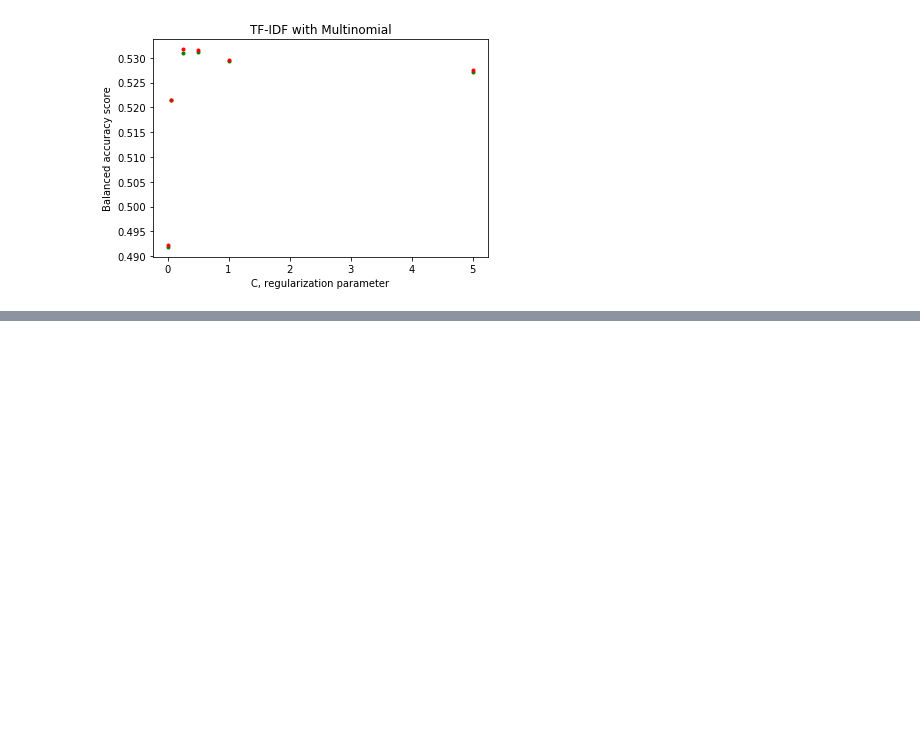
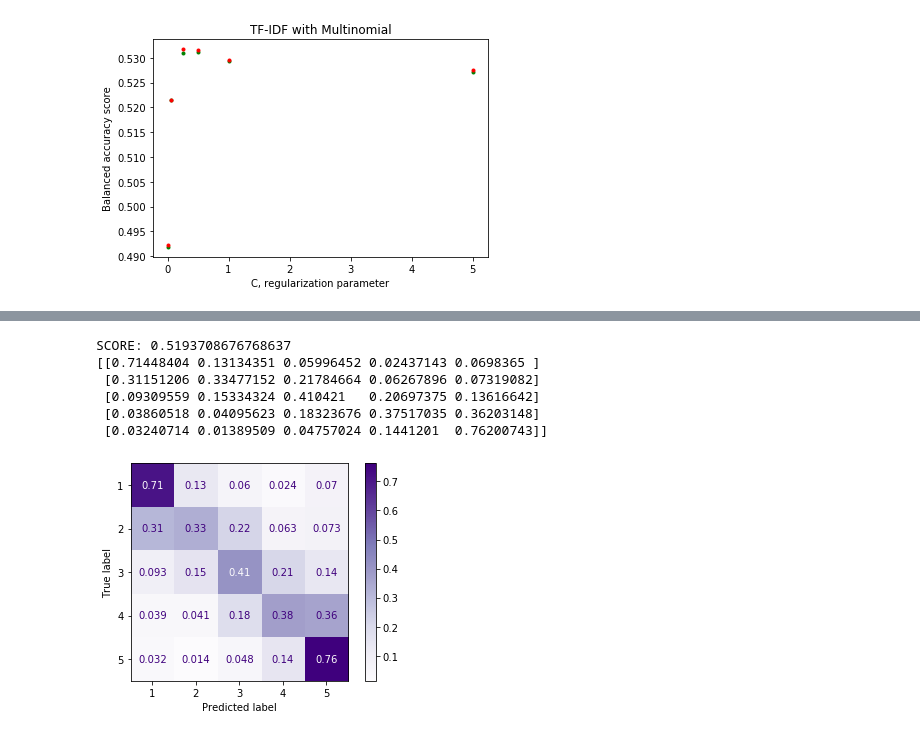
Before and after one commit to Asgavar/amazon-reviews, a Jupyter notebook: logistic-regression.ipynb, the cells around one changed output, grey strips where cells are left out. Drawn from its saved outputs; the diff is of its cells as text; code cells hidden in the pictures; blank space fills up the shorter version.

```diff
--- a/logistic-regression.ipynb
+++ b/logistic-regression.ipynb
@@ -247,0 +288,10 @@ Text(0.5, 1.0, 'TF-IDF with Multinomial')
+# %%
+common.display_classifier_performance(classifier, test_as_vec, test_targets)
+# %% [output]
+SCORE: 0.5193708676768637
+[[0.71448404 0.13134351 0.05996452 0.02437143 0.0698365 ]
+ [0.31151206 0.33477152 0.21784664 0.06267896 0.07319082]
+ [0.09309559 0.15334324 0.410421   0.20697375 0.13616642]
+ [0.03860518 0.04095623 0.18323676 0.37517035 0.36203148]
+ [0.03240714 0.01389509 0.04757024 0.1441201  0.76200743]]
+[figure, added]
```
Also changed, not shown: parts of 5 cells of this notebook.
